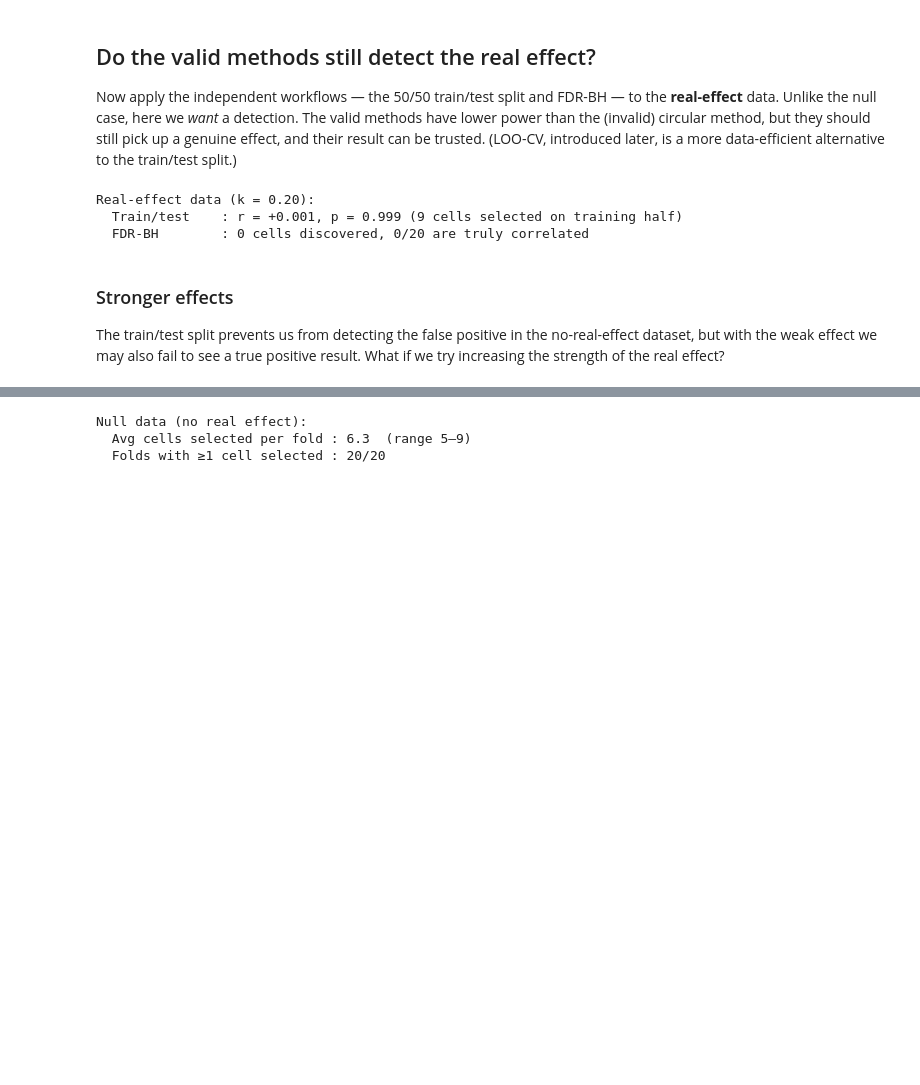
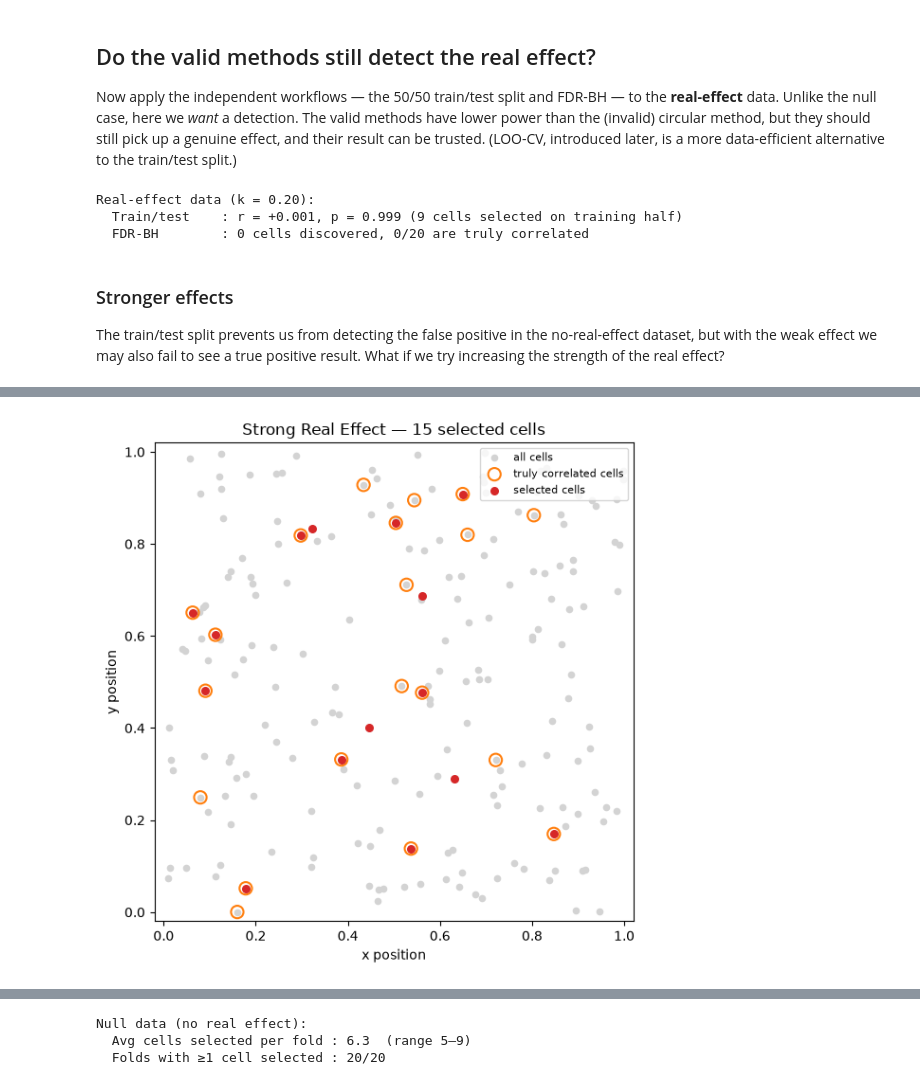
Before and after one commit to AllenSWDB/SWDB_2026_Good_Analysis, a Jupyter notebook: code/circular-analysis-workshop_solutions.ipynb, the cells around one changed output, grey strips where cells are left out. Cells and saved outputs as stored; diff of their text form; code cells hidden in the pictures; blank space fills up the shorter version.

```diff
--- a/code/circular-analysis-workshop_solutions.ipynb
+++ b/code/circular-analysis-workshop_solutions.ipynb
@@ -660,3 +655,14 @@ Strong real-effect data (train/test split):
+# %%
+# reuse plot_cells_2d to plot the selected cells vs real cells
+
+fig, ax = plt.subplots(figsize=(7, 6))
+plot_cells_2d(ax, SelectedCells_real_strong,
+              f"Strong Real Effect — {SelectedCells_real_strong.size} selected cells",
+              true_subset=CorrelatedCells)
+plt.tight_layout()
+plt.show()
+# %% [output]
+[figure, added]
 # %%
 # Plot the train/test split results — no effect, weak effect, strong effect
 fig, axes = plt.subplots(1, 3, figsize=(16, 5))
```
Also changed, not shown: parts of 25 cells of this notebook.
